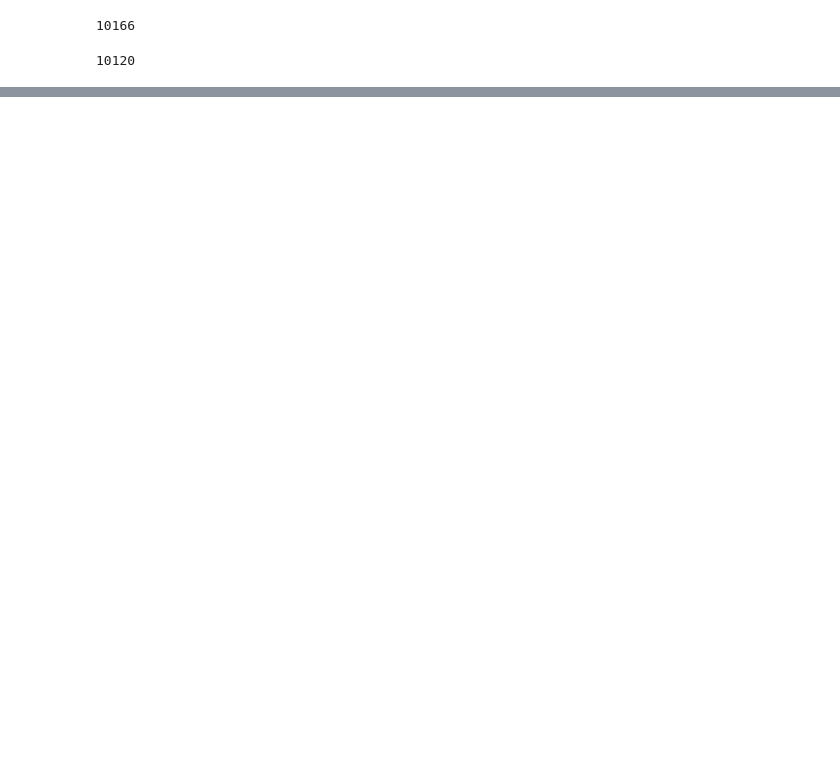
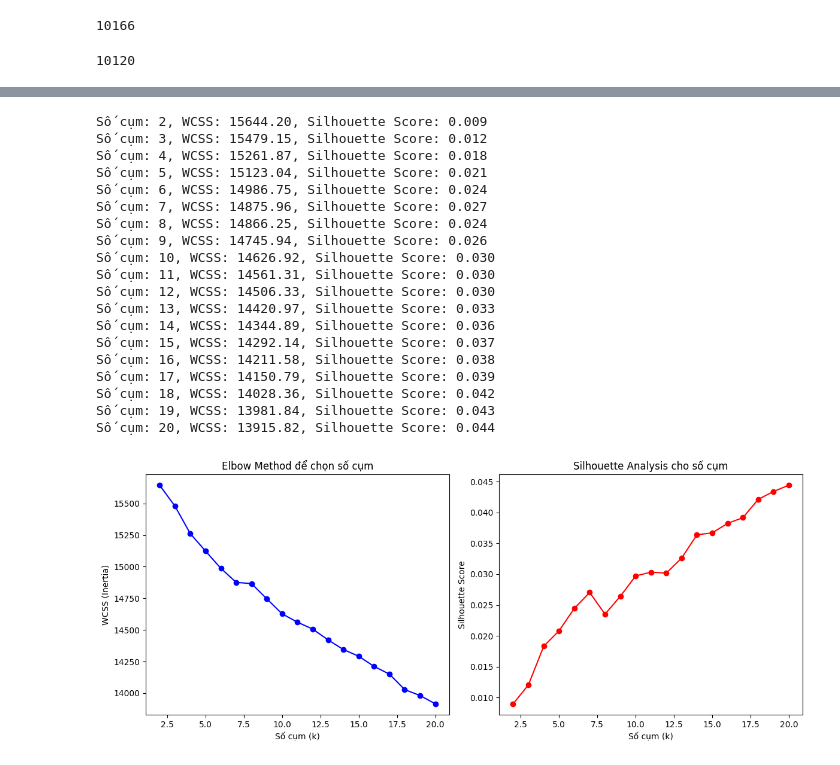
Before and after one commit to manh21082002/image-search-ai, a Jupyter notebook: notebooks/01_collect_data.ipynb, the cells around one changed output, grey strips where cells are left out. Cells and saved outputs as stored; diff of their text form; code cells hidden in the pictures; blank space fills up the shorter version.

```diff
--- a/notebooks/01_collect_data.ipynb
+++ b/notebooks/01_collect_data.ipynb
@@ -113,0 +225,63 @@ TypeError: unsupported operand type(s) for -: 'str' and 'float'
+# %%
+vectorizer = TfidfVectorizer()
+X = vectorizer.fit_transform(df['clean_name'])
+# %%
+
+
+# Giả sử X là ma trận đặc trưng được tính từ TfidfVectorizer của cột clean_name
+# Ví dụ: X = vectorizer.fit_transform(df['clean_name'])
+
+# Dải số cụm cần thử (bắt đầu từ 2 vì silhouette không tính cho k=1)
+k_range = range(2, 21)
+
+wcss = []  # within-cluster sum of squares (inertia)
+silhouette_scores = []  # silhouette score cho từng số cụm
+
+for k in k_range:
+    kmeans = KMeans(n_clusters=k, random_state=42)
+    cluster_labels = kmeans.fit_predict(X)
+    inertia = kmeans.inertia_
+    wcss.append(inertia)
+    silhouette_avg = silhouette_score(X, cluster_labels)
+    silhouette_scores.append(silhouette_avg)
+    print(f"Số cụm: {k}, WCSS: {inertia:.2f}, Silhouette Score: {silhouette_avg:.3f}")
+
+# Vẽ biểu đồ Elbow Method
+plt.figure(figsize=(12, 5))
+
+plt.subplot(1, 2, 1)
+plt.plot(k_range, wcss, 'bo-')
+plt.xlabel("Số cụm (k)")
+plt.ylabel("WCSS (Inertia)")
+plt.title("Elbow Method để chọn số cụm")
+
+# Vẽ biểu đồ Silhouette Score
+plt.subplot(1, 2, 2)
+plt.plot(k_range, silhouette_scores, 'ro-')
+plt.xlabel("Số cụm (k)")
+plt.ylabel("Silhouette Score")
+plt.title("Silhouette Analysis cho số cụm")
+
+plt.tight_layout()
+plt.show()
+# %% [output]
+Số cụm: 2, WCSS: 15644.20, Silhouette Score: 0.009
+Số cụm: 3, WCSS: 15479.15, Silhouette Score: 0.012
+Số cụm: 4, WCSS: 15261.87, Silhouette Score: 0.018
+Số cụm: 5, WCSS: 15123.04, Silhouette Score: 0.021
+Số cụm: 6, WCSS: 14986.75, Silhouette Score: 0.024
+Số cụm: 7, WCSS: 14875.96, Silhouette Score: 0.027
+Số cụm: 8, WCSS: 14866.25, Silhouette Score: 0.024
+Số cụm: 9, WCSS: 14745.94, Silhouette Score: 0.026
+Số cụm: 10, WCSS: 14626.92, Silhouette Score: 0.030
+Số cụm: 11, WCSS: 14561.31, Silhouette Score: 0.030
+Số cụm: 12, WCSS: 14506.33, Silhouette Score: 0.030
+Số cụm: 13, WCSS: 14420.97, Silhouette Score: 0.033
+Số cụm: 14, WCSS: 14344.89, Silhouette Score: 0.036
+Số cụm: 15, WCSS: 14292.14, Silhouette Score: 0.037
+Số cụm: 16, WCSS: 14211.58, Silhouette Score: 0.038
+Số cụm: 17, WCSS: 14150.79, Silhouette Score: 0.039
+Số cụm: 18, WCSS: 14028.36, Silhouette Score: 0.042
+Số cụm: 19, WCSS: 13981.84, Silhouette Score: 0.043
+Số cụm: 20, WCSS: 13915.82, Silhouette Score: 0.044
+[figure, added]
```
Also changed, not shown: parts of 27 cells of this notebook.
